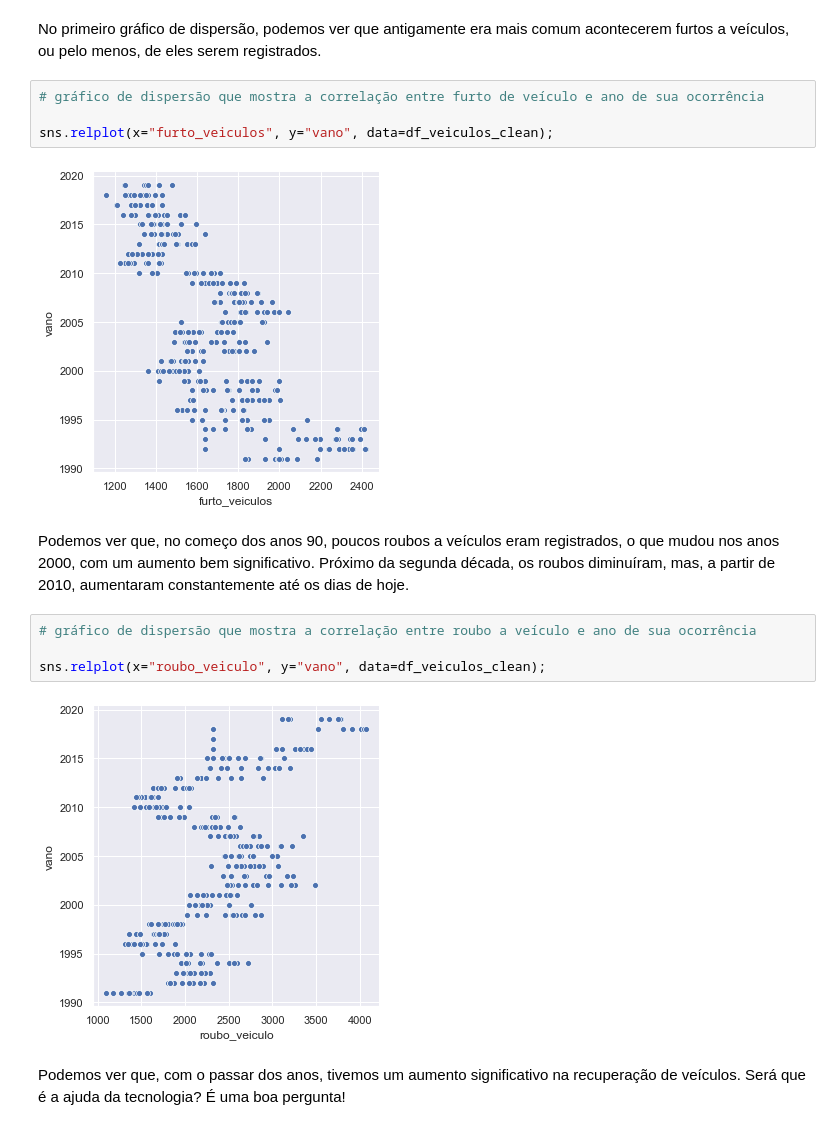
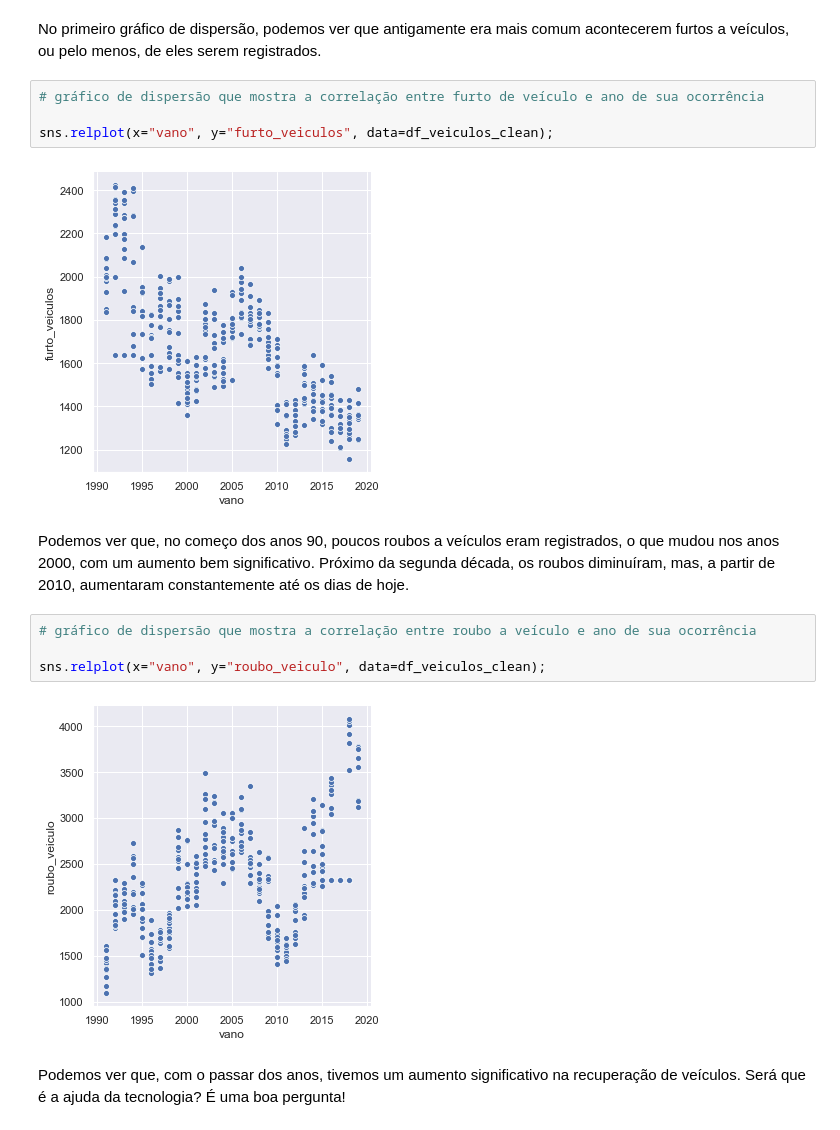
Before and after one commit to henriqueschwabg/data_science, a Jupyter notebook: Analisando_Violencia_Rio.ipynb, the cells around one changed output. Saved outputs shown, nothing was run; the diff lists cells and outputs as text.

```diff
--- a/Analisando_Violencia_Rio.ipynb
+++ b/Analisando_Violencia_Rio.ipynb
@@ -574,17 +574,17 @@ No primeiro gráfico de dispersão, podemos ver que antigamente era mais comum a
 # %%
 # gráfico de dispersão que mostra a correlação entre furto de veículo e ano de sua ocorrência
 
-sns.relplot(x="furto_veiculos", y="vano", data=df_veiculos_clean);
+sns.relplot(x="vano", y="furto_veiculos", data=df_veiculos_clean);
 # %% [output]
-[figure, old version]
+[figure, new version]
 # %% [markdown]
 Podemos ver que, no começo dos anos 90, poucos roubos a veículos eram registrados, o que mudou nos anos 2000, com um aumento bem significativo. Próximo da segunda década, os roubos diminuíram, mas, a partir de 2010, aumentaram constantemente até os dias de hoje.
 # %%
 # gráfico de dispersão que mostra a correlação entre roubo a veículo e ano de sua ocorrência
 
-sns.relplot(x="roubo_veiculo", y="vano", data=df_veiculos_clean);
+sns.relplot(x="vano", y="roubo_veiculo", data=df_veiculos_clean);
 # %% [output]
-[figure, old version]
+[figure, new version]
 # %% [markdown]
 Podemos ver que, com o passar dos anos, tivemos um aumento significativo na recuperação de veículos. Será que é a ajuda da tecnologia? É uma boa pergunta!
 # %%
```
Also changed, not shown: parts of 3 cells of this notebook.
